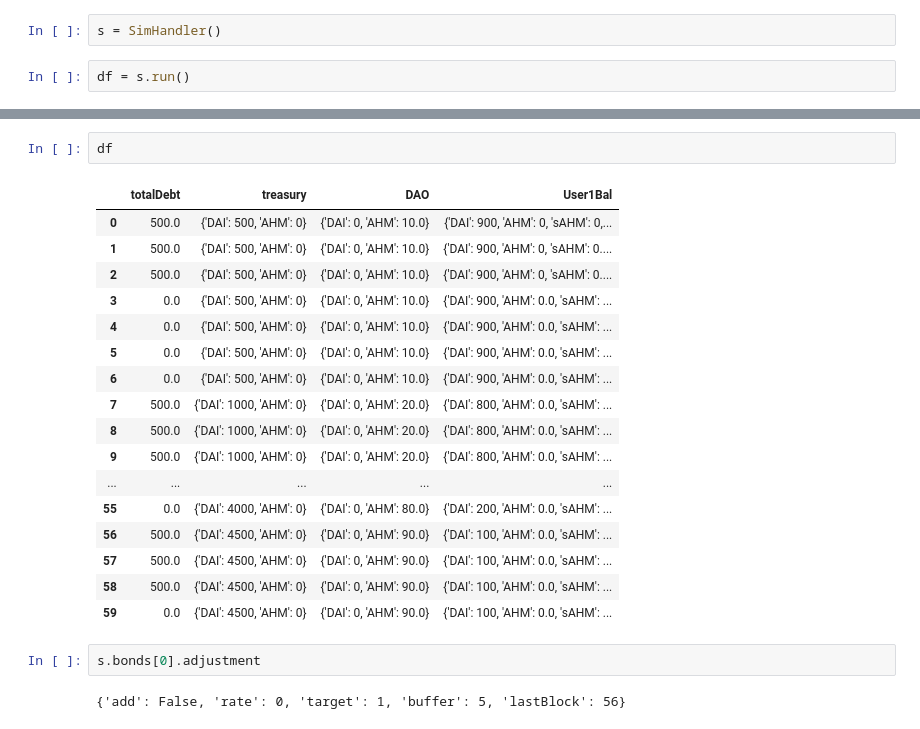
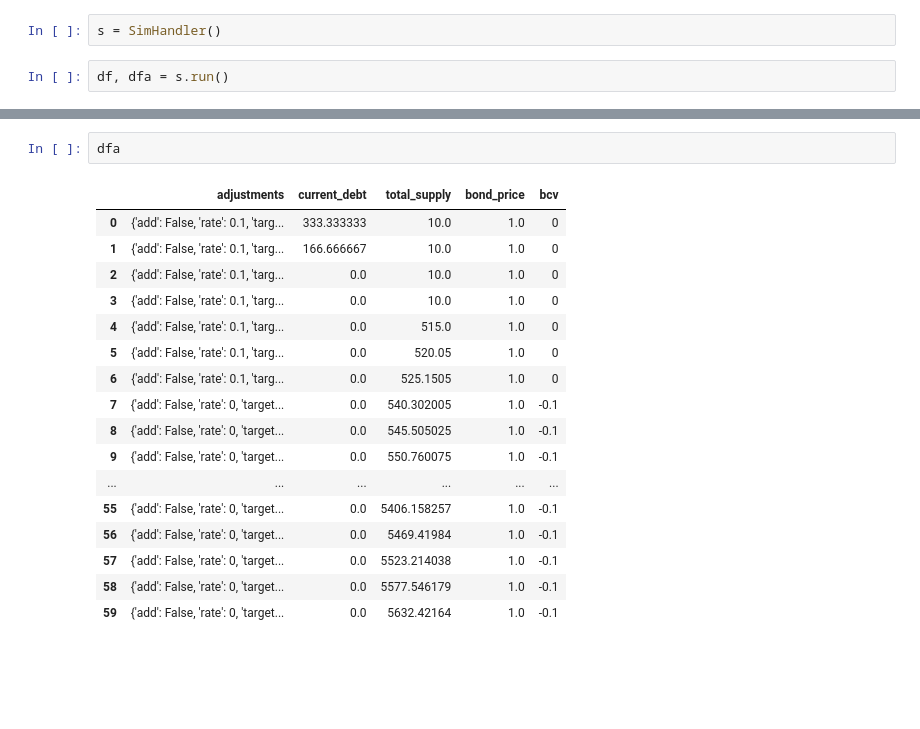
Before and after one commit to All-Access-Anonymous/AAAxLTF, a Jupyter notebook: simulate.ipynb, the cells around one changed output, grey strips where cells are left out. Drawn from its saved outputs; the diff is of its cells as text; blank space fills up the shorter version.

```diff
--- a/simulate.ipynb
+++ b/simulate.ipynb
@@ -22,5 +22,5 @@ from AAA.sim_handler import SimHandler
 # %%
 s = SimHandler()
 # %%
-df = s.run()
+df, dfa = s.run()
 # %% [output]
@@ -47,26 +47,22 @@ Total Debt
 [figure]
 [figure]
 # %%
-df
+dfa
 # %% [output]
-|  | totalDebt | treasury | DAO | User1Bal |
-| 0 | 500.0 | {'DAI': 500, 'AHM': 0} | {'DAI': 0, 'AHM': 10.0} | {'DAI': 900, 'AHM': 0, 'sAHM': 0,... |
-| 1 | 500.0 | {'DAI': 500, 'AHM': 0} | {'DAI': 0, 'AHM': 10.0} | {'DAI': 900, 'AHM': 0, 'sAHM': 0.... |
-| 2 | 500.0 | {'DAI': 500, 'AHM': 0} | {'DAI': 0, 'AHM': 10.0} | {'DAI': 900, 'AHM': 0, 'sAHM': 0.... |
-| 3 | 0.0 | {'DAI': 500, 'AHM': 0} | {'DAI': 0, 'AHM': 10.0} | {'DAI': 900, 'AHM': 0.0, 'sAHM': ... |
-| 4 | 0.0 | {'DAI': 500, 'AHM': 0} | {'DAI': 0, 'AHM': 10.0} | {'DAI': 900, 'AHM': 0.0, 'sAHM': ... |
-| 5 | 0.0 | {'DAI': 500, 'AHM': 0} | {'DAI': 0, 'AHM': 10.0} | {'DAI': 900, 'AHM': 0.0, 'sAHM': ... |
-| 6 | 0.0 | {'DAI': 500, 'AHM': 0} | {'DAI': 0, 'AHM': 10.0} | {'DAI': 900, 'AHM': 0.0, 'sAHM': ... |
-| 7 | 500.0 | {'DAI': 1000, 'AHM': 0} | {'DAI': 0, 'AHM': 20.0} | {'DAI': 800, 'AHM': 0.0, 'sAHM': ... |
-| 8 | 500.0 | {'DAI': 1000, 'AHM': 0} | {'DAI': 0, 'AHM': 20.0} | {'DAI': 800, 'AHM': 0.0, 'sAHM': ... |
-| 9 | 500.0 | {'DAI': 1000, 'AHM': 0} | {'DAI': 0, 'AHM': 20.0} | {'DAI': 800, 'AHM': 0.0, 'sAHM': ... |
-| ... | ... | ... | ... | ... |
-| 55 | 0.0 | {'DAI': 4000, 'AHM': 0} | {'DAI': 0, 'AHM': 80.0} | {'DAI': 200, 'AHM': 0.0, 'sAHM': ... |
-| 56 | 500.0 | {'DAI': 4500, 'AHM': 0} | {'DAI': 0, 'AHM': 90.0} | {'DAI': 100, 'AHM': 0.0, 'sAHM': ... |
-| 57 | 500.0 | {'DAI': 4500, 'AHM': 0} | {'DAI': 0, 'AHM': 90.0} | {'DAI': 100, 'AHM': 0.0, 'sAHM': ... |
-| 58 | 500.0 | {'DAI': 4500, 'AHM': 0} | {'DAI': 0, 'AHM': 90.0} | {'DAI': 100, 'AHM': 0.0, 'sAHM': ... |
-| 59 | 0.0 | {'DAI': 4500, 'AHM': 0} | {'DAI': 0, 'AHM': 90.0} | {'DAI': 100, 'AHM': 0.0, 'sAHM': ... |
+|  | adjustments | current_debt | total_supply | bond_price | bcv |
+| 0 | {'add': False, 'rate': 0.1, 'targ... | 333.333333 | 10.0 | 1.0 | 0 |
+| 1 | {'add': False, 'rate': 0.1, 'targ... | 166.666667 | 10.0 | 1.0 | 0 |
+| 2 | {'add': False, 'rate': 0.1, 'targ... | 0.0 | 10.0 | 1.0 | 0 |
+| 3 | {'add': False, 'rate': 0.1, 'targ... | 0.0 | 10.0 | 1.0 | 0 |
+| 4 | {'add': False, 'rate': 0.1, 'targ... | 0.0 | 515.0 | 1.0 | 0 |
+| 5 | {'add': False, 'rate': 0.1, 'targ... | 0.0 | 520.05 | 1.0 | 0 |
+| 6 | {'add': False, 'rate': 0.1, 'targ... | 0.0 | 525.1505 | 1.0 | 0 |
+| 7 | {'add': False, 'rate': 0, 'target... | 0.0 | 540.302005 | 1.0 | -0.1 |
+| 8 | {'add': False, 'rate': 0, 'target... | 0.0 | 545.505025 | 1.0 | -0.1 |
+| 9 | {'add': False, 'rate': 0, 'target... | 0.0 | 550.760075 | 1.0 | -0.1 |
+| ... | ... | ... | ... | ... | ... |
+| 55 | {'add': False, 'rate': 0, 'target... | 0.0 | 5406.158257 | 1.0 | -0.1 |
+| 56 | {'add': False, 'rate': 0, 'target... | 0.0 | 5469.41984 | 1.0 | -0.1 |
+| 57 | {'add': False, 'rate': 0, 'target... | 0.0 | 5523.214038 | 1.0 | -0.1 |
+| 58 | {'add': False, 'rate': 0, 'target... | 0.0 | 5577.546179 | 1.0 | -0.1 |
+| 59 | {'add': False, 'rate': 0, 'target... | 0.0 | 5632.42164 | 1.0 | -0.1 |
-# %%
-s.bonds[0].adjustment
-# %% [output]
-{'add': False, 'rate': 0, 'target': 1, 'buffer': 5, 'lastBlock': 56}
```
Also changed, not shown: parts of 5 cells of this notebook, 5 other files.
